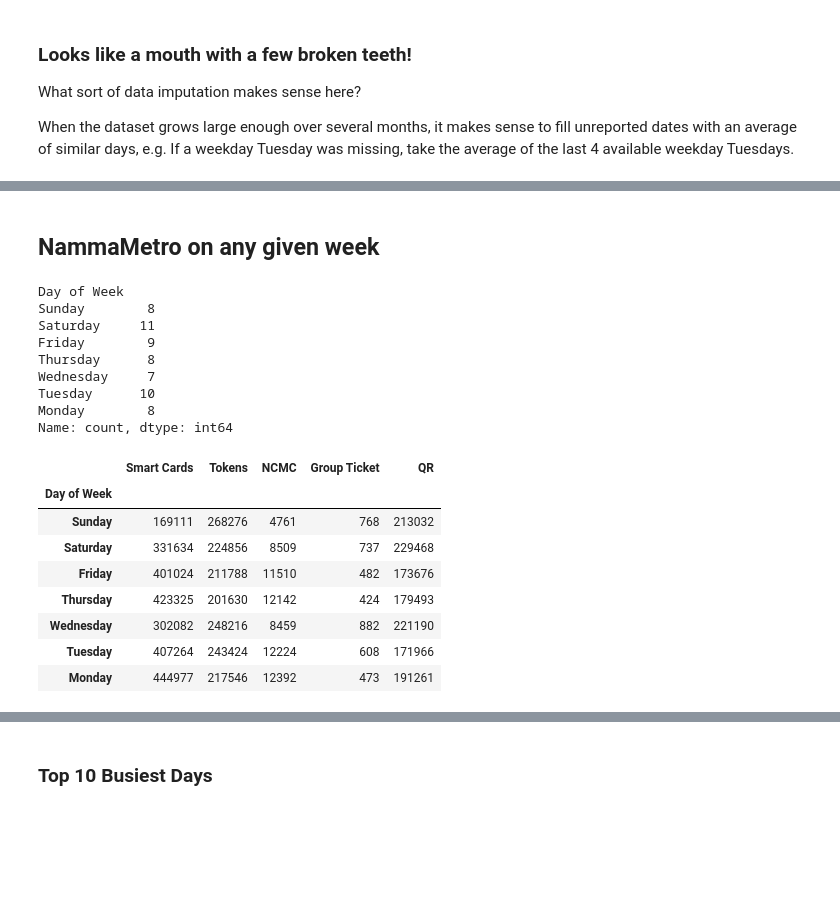
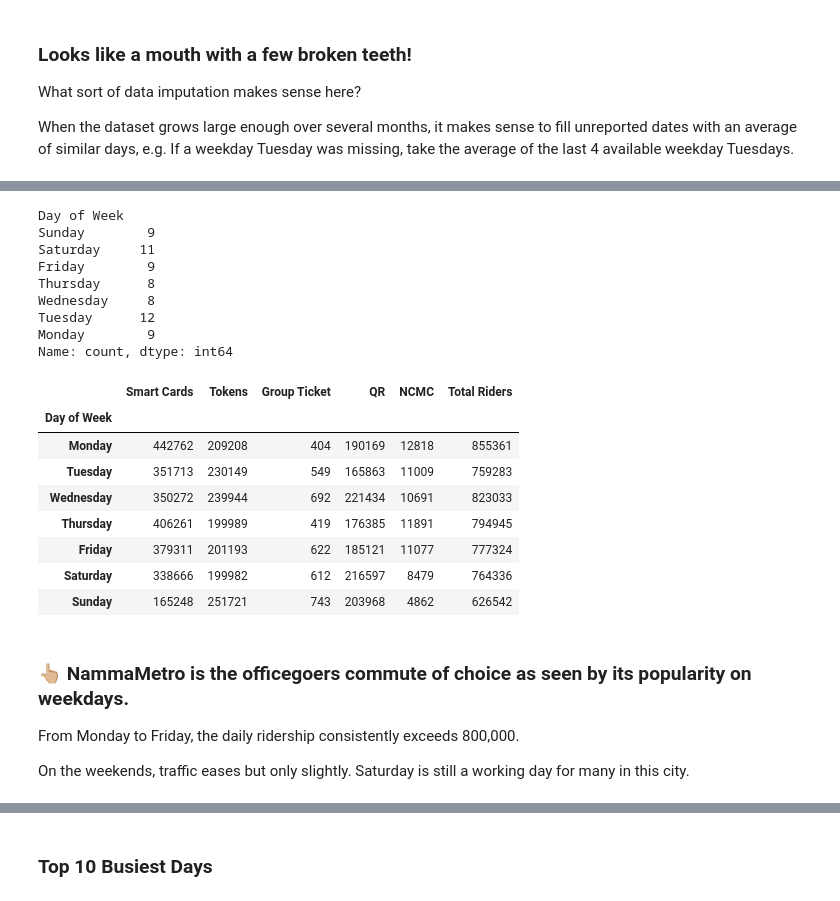
Before and after one commit to thecont1/namma-metro-ridership-tracker, a Jupyter notebook: ridership_2analysis.ipynb, the cells around one changed output, grey strips where cells are left out. Drawn from its saved outputs; the diff is of its cells as text; code cells hidden in the pictures; blank space fills up the shorter version.

```diff
--- a/ridership_2analysis.ipynb
+++ b/ridership_2analysis.ipynb
@@ -33,10 +35,10 @@ df.tail(1)
 # %% [markdown]
 #### Extend the table with two useful columns: `Day of Week` and `Total Riders`
 # %%
-df['Total Riders'] = df.loc[:, ['Total Smart Cards', 'Tokens', 'Total NCMC', 'Group Ticket', 'Total QR']].sum(axis=1)
+df['Total Riders'] = df.loc[:, ['Total Smart Cards', 'Tokens', 'Total NCMC', 'Group Ticket', 'Total QR']].sum(axis=1).astype('Int64')
 df['Record Date'] = pd.to_datetime(df['Record Date'], format='%d-%m-%Y')
 df['Day of Week'] = df['Record Date'].dt.day_name()
 
-df[['Record Date', 'Day of Week', 'Total Riders']].tail()
+df[['Record Date', 'Day of Week', 'Total Riders']].tail(7)
 # %% [output]
 |  | Record Date | Day of Week | Total Riders |
@@ -93,7 +99,8 @@ from datetime import date, timedelta
 start_date = date.today() - timedelta(number_of_days, 0, 0)
 dates = pd.DataFrame({'Record Date': [str(start_date+timedelta(n)) for n in range(number_of_days)]})
 dates['Record Date'] = pd.to_datetime(dates['Record Date'], format='%Y-%m-%d')
+dates['Day of Week'] = dates['Record Date'].dt.day_name()
 
-print(f"We will examine the data for an interval of the last {number_of_days} days, \
+print(f"We will examine the data during the period of the last {number_of_days} calendar days, \
 i.e. from {dates['Record Date'].min().strftime('%d-%m-%Y')} to {dates['Record Date'].max().strftime('%d-%m-%Y')}.")
 # %% [output]
@@ -195,40 +163,44 @@ plt.show()
-# %% [markdown]
-## NammaMetro on any given week
 # %%
 df['Record Date'] = pd.to_datetime(df['Record Date'], format='%Y-%m-%d')
 df['Day of Week'] = df['Record Date'].dt.day_name()
 df['Day of Week'].value_counts()[['Sunday', 'Saturday', 'Friday', 'Thursday', 'Wednesday', 'Tuesday', 'Monday']]
 # %% [output]
 Day of Week
-Sunday        8
+Sunday        9
 Saturday     11
 Friday        9
 Thursday      8
-Wednesday     7
-Tuesday      10
-Monday        8
+Wednesday     8
+Tuesday      12
+Monday        9
 Name: count, dtype: int64
 # %%
 weekly_average = df.merge(dates, how='right', on='Record Date')
-weekly_average.drop(['Stored Value Card', 'One Day Pass', 'Three Day Pass', 'Five Day Pass', 'QR NammaMetro', 'QR WhatsApp', 'QR Paytm'], axis=1, inplace=True)
-weekly_average.rename(columns={'Total Smart Cards':'Smart Cards', 'Total NCMC':'NCMC', 'Total QR':'QR'}, inplace=True)
+weekly_average.drop(['Stored Value Card', 'One Day Pass', 'Three Day Pass', 'Five Day Pass', 'QR NammaMetro', 'QR WhatsApp', 'QR Paytm', 'Day of Week_x'], axis=1, inplace=True)
+weekly_average.rename(columns={'Total Smart Cards':'Smart Cards', 'Total NCMC':'NCMC', 'Total QR':'QR', 'Day of Week_y':'Day of Week'}, inplace=True)
 
-weekly_average = weekly_average.groupby('Day of Week')[['Smart Cards', 'Tokens', 'NCMC', 'Group Ticket', 'QR']].mean()
-weekly_average = weekly_average.loc[['Sunday', 'Saturday', 'Friday', 'Thursday', 'Wednesday', 'Tuesday', 'Monday']]
+weekly_average = weekly_average.groupby('Day of Week')[['Smart Cards', 'Tokens', 'Group Ticket', 'QR', 'NCMC']].mean()
+weekly_average = weekly_average.loc[['Monday', 'Tuesday', 'Wednesday', 'Thursday', 'Friday', 'Saturday', 'Sunday']]
 
 for col in ['Smart Cards', 'Tokens', 'NCMC', 'Group Ticket', 'QR']:
     weekly_average[col] = pd.to_numeric(weekly_average[col].fillna(0), errors='coerce').round().astype('Int64')
 
-weekly_average = weekly_average[['Smart Cards', 'Tokens', 'NCMC', 'Group Ticket', 'QR']]
+weekly_average['Total Riders'] = weekly_average.sum(axis=1)
 weekly_average
 # %% [output]
-|  | Smart Cards | Tokens | NCMC | Group Ticket | QR |
-| Day of Week |  |  |  |  |  |
-| Sunday | 169111 | 268276 | 4761 | 768 | 213032 |
-| Saturday | 331634 | 224856 | 8509 | 737 | 229468 |
-| Friday | 401024 | 211788 | 11510 | 482 | 173676 |
-| Thursday | 423325 | 201630 | 12142 | 424 | 179493 |
-| Wednesday | 302082 | 248216 | 8459 | 882 | 221190 |
-| Tuesday | 407264 | 243424 | 12224 | 608 | 171966 |
-| Monday | 444977 | 217546 | 12392 | 473 | 191261 |
+|  | Smart Cards | Tokens | Group Ticket | QR | NCMC | Total Riders |
+| Day of Week |  |  |  |  |  |  |
+| Monday | 442762 | 209208 | 404 | 190169 | 12818 | 855361 |
+| Tuesday | 351713 | 230149 | 549 | 165863 | 11009 | 759283 |
+| Wednesday | 350272 | 239944 | 692 | 221434 | 10691 | 823033 |
+| Thursday | 406261 | 199989 | 419 | 176385 | 11891 | 794945 |
+| Friday | 379311 | 201193 | 622 | 185121 | 11077 | 777324 |
+| Saturday | 338666 | 199982 | 612 | 216597 | 8479 | 764336 |
+| Sunday | 165248 | 251721 | 743 | 203968 | 4862 | 626542 |
+# %% [markdown]
+### 👆🏼 NammaMetro is the officegoers commute of choice as seen by its popularity on weekdays.
+
+From Monday to Friday, the daily ridership consistently exceeds 800,000.
+
+On the weekends, traffic eases but only slightly. Saturday is still a working day for many in this city.
 # %% [markdown]
```
Also changed, not shown: parts of 39 cells of this notebook.
